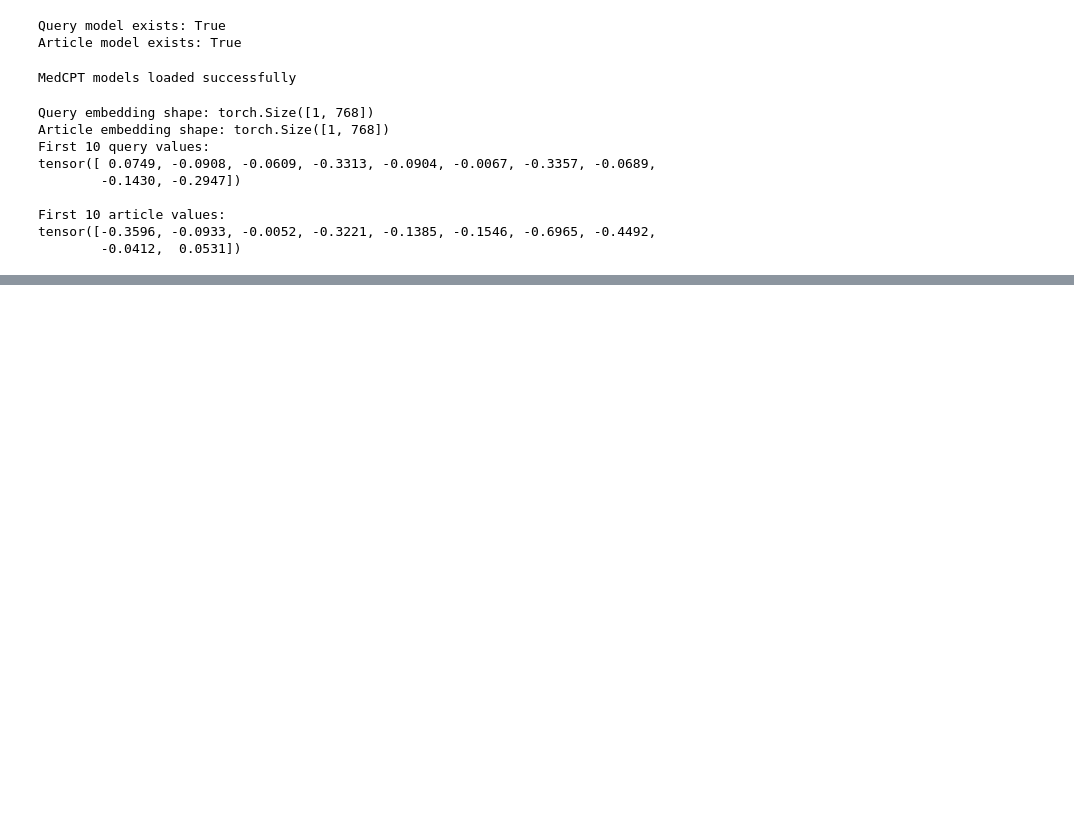
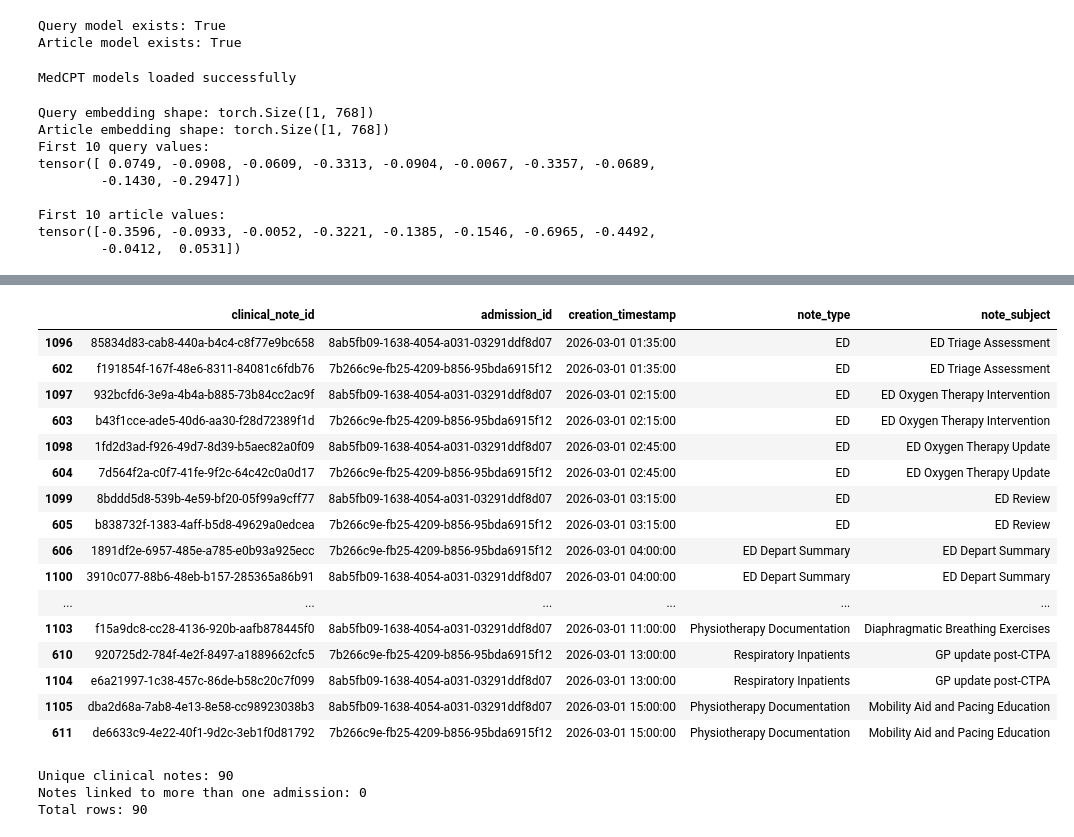
Before and after one commit to pallavi-cs-ai/clinical-summarization-eval, a Jupyter notebook: notebooks/03_workflow_2_rag_experiments.ipynb, the cells around one changed output, grey strips where cells are left out. Drawn from its saved outputs; the diff is of its cells as text; code cells hidden in the pictures; blank space fills up the shorter version.

```diff
--- a/notebooks/03_workflow_2_rag_experiments.ipynb
+++ b/notebooks/03_workflow_2_rag_experiments.ipynb
@@ -1016,0 +1215,73 @@ tensor([-0.3596, -0.0933, -0.0052, -0.3221, -0.1385, -0.1546, -0.6965, -0.4492,
+# %%
+# ============================================================
+# Check whether the two admission IDs actually contain
+# different clinical notes for the same patient.
+#
+# The previous summary showed identical note counts, word counts,
+# and date ranges for both admissions. Before selecting a patient
+# for the experiment, we need to determine whether these are
+# genuinely separate encounters or duplicated admission mappings.
+# ============================================================
+
+check_person_id = "c6c45c39-cd73-49dd-818d-0a7865fe8a7f"
+
+patient_check = (
+    notes_clean[
+        notes_clean["person_id"] == check_person_id
+    ]
+    [
+        [
+            "clinical_note_id",
+            "admission_id",
+            "creation_timestamp",
+            "note_type",
+            "note_subject"
+        ]
+    ]
+    .sort_values(["creation_timestamp", "clinical_note_id"])
+)
+
+patient_check.head(20)
+# %% [output]
+|  | clinical_note_id | admission_id | creation_timestamp | note_type | note_subject |
+| 1096 | 85834d83-cab8-440a-b4c4-c8f77e9bc658 | 8ab5fb09-1638-4054-a031-03291ddf8d07 | 2026-03-01 01:35:00 | ED | ED Triage Assessment |
+| 602 | f191854f-167f-48e6-8311-84081c6fdb76 | 7b266c9e-fb25-4209-b856-95bda6915f12 | 2026-03-01 01:35:00 | ED | ED Triage Assessment |
+| 1097 | 932bcfd6-3e9a-4b4a-b885-73b84cc2ac9f | 8ab5fb09-1638-4054-a031-03291ddf8d07 | 2026-03-01 02:15:00 | ED | ED Oxygen Therapy Intervention |
+| 603 | b43f1cce-ade5-40d6-aa30-f28d72389f1d | 7b266c9e-fb25-4209-b856-95bda6915f12 | 2026-03-01 02:15:00 | ED | ED Oxygen Therapy Intervention |
+| 1098 | 1fd2d3ad-f926-49d7-8d39-b5aec82a0f09 | 8ab5fb09-1638-4054-a031-03291ddf8d07 | 2026-03-01 02:45:00 | ED | ED Oxygen Therapy Update |
+| 604 | 7d564f2a-c0f7-41fe-9f2c-64c42c0a0d17 | 7b266c9e-fb25-4209-b856-95bda6915f12 | 2026-03-01 02:45:00 | ED | ED Oxygen Therapy Update |
+| 1099 | 8bddd5d8-539b-4e59-bf20-05f99a9cff77 | 8ab5fb09-1638-4054-a031-03291ddf8d07 | 2026-03-01 03:15:00 | ED | ED Review |
+| 605 | b838732f-1383-4aff-b5d8-49629a0edcea | 7b266c9e-fb25-4209-b856-95bda6915f12 | 2026-03-01 03:15:00 | ED | ED Review |
+| 606 | 1891df2e-6957-485e-a785-e0b93a925ecc | 7b266c9e-fb25-4209-b856-95bda6915f12 | 2026-03-01 04:00:00 | ED Depart Summary | ED Depart Summary |
+| 1100 | 3910c077-88b6-48eb-b157-285365a86b91 | 8ab5fb09-1638-4054-a031-03291ddf8d07 | 2026-03-01 04:00:00 | ED Depart Summary | ED Depart Summary |
+| ... | ... | ... | ... | ... | ... |
+| 1103 | f15a9dc8-cc28-4136-920b-aafb878445f0 | 8ab5fb09-1638-4054-a031-03291ddf8d07 | 2026-03-01 11:00:00 | Physiotherapy Documentation | Diaphragmatic Breathing Exercises |
+| 610 | 920725d2-784f-4e2f-8497-a1889662cfc5 | 7b266c9e-fb25-4209-b856-95bda6915f12 | 2026-03-01 13:00:00 | Respiratory Inpatients | GP update post-CTPA |
+| 1104 | e6a21997-1c38-457c-86de-b58c20c7f099 | 8ab5fb09-1638-4054-a031-03291ddf8d07 | 2026-03-01 13:00:00 | Respiratory Inpatients | GP update post-CTPA |
+| 1105 | dba2d68a-7ab8-4e13-8e58-cc98923038b3 | 8ab5fb09-1638-4054-a031-03291ddf8d07 | 2026-03-01 15:00:00 | Physiotherapy Documentation | Mobility Aid and Pacing Education |
+| 611 | de6633c9-4e22-40f1-9d2c-3eb1f0d81792 | 7b266c9e-fb25-4209-b856-95bda6915f12 | 2026-03-01 15:00:00 | Physiotherapy Documentation | Mobility Aid and Pacing Education |
+# %%
+# Check whether the SAME clinical_note_id appears under
+# more than one admission_id.
+
+note_admission_counts = (
+    patient_check
+    .groupby("clinical_note_id")["admission_id"]
+    .nunique()
+)
+
+print("Unique clinical notes:", patient_check["clinical_note_id"].nunique())
+
+print(
+    "Notes linked to more than one admission:",
+    (note_admission_counts > 1).sum()
+)
+
+print(
+    "Total rows:",
+    len(patient_check)
+)
+# %% [output]
+Unique clinical notes: 90
+Notes linked to more than one admission: 0
+Total rows: 90
```
Also changed, not shown: parts of 26 cells of this notebook.
